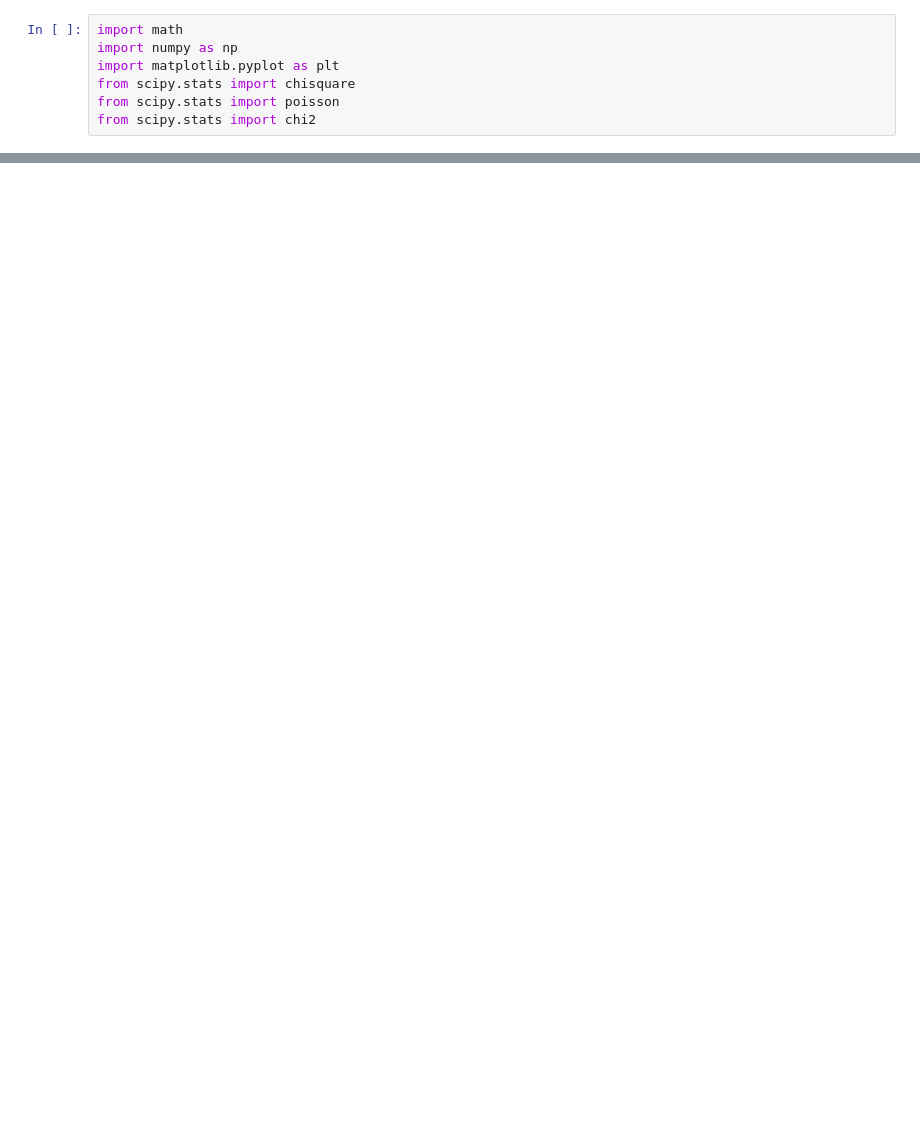
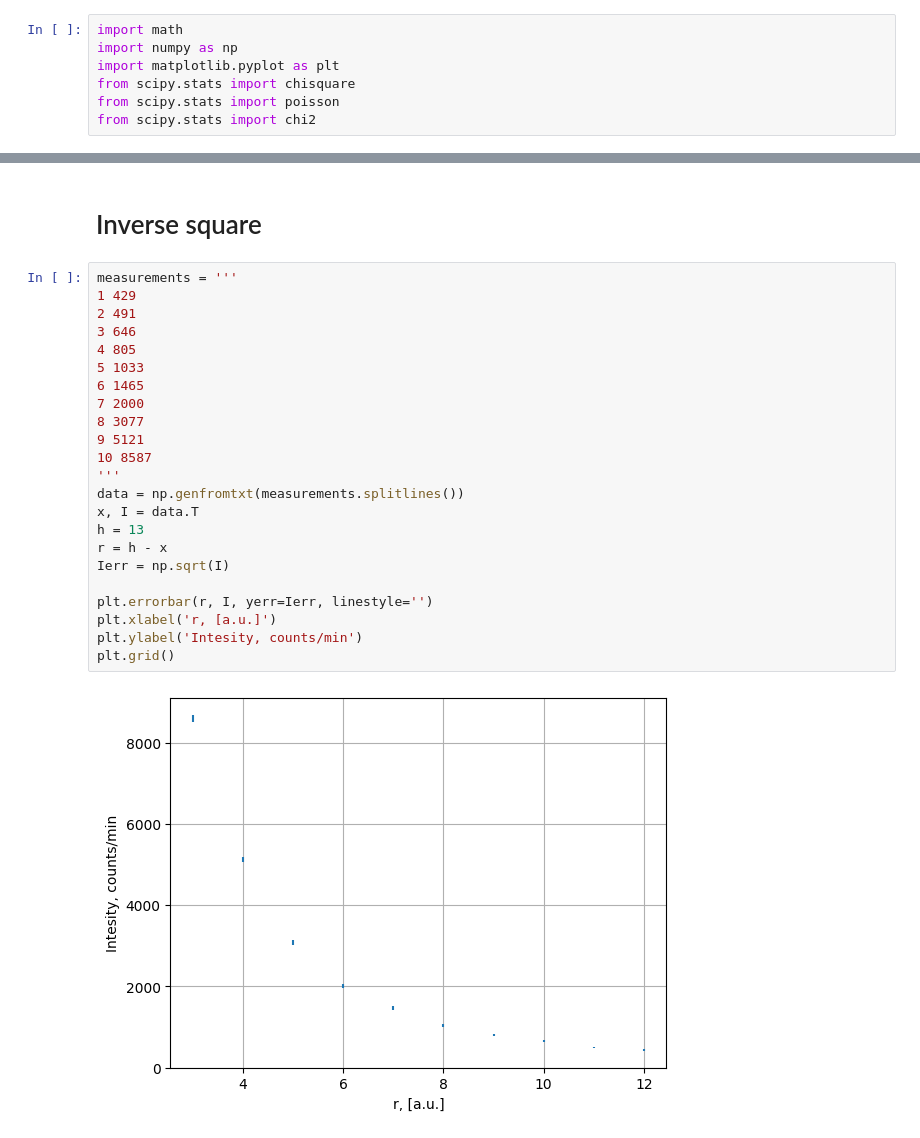
Before and after one commit to evgeny-kolonsky/Lab4_Nuclear, a Jupyter notebook: Lab4_Poisson_test.ipynb, the cells around one changed output, grey strips where cells are left out. Drawn from its saved outputs; the diff is of its cells as text; blank space fills up the shorter version.

```diff
--- a/Lab4_Poisson_test.ipynb
+++ b/Lab4_Poisson_test.ipynb
@@ -71,0 +72,27 @@ $$\chi^2$$
+# %% [markdown]
+# Inverse square
+# %%
+measurements = '''
+1 429
+2 491
+3 646
+4 805
+5 1033
+6 1465
+7 2000
+8 3077
+9 5121
+10 8587
+'''
+data = np.genfromtxt(measurements.splitlines())
+x, I = data.T
+h = 13
+r = h - x
+Ierr = np.sqrt(I)
+
+plt.errorbar(r, I, yerr=Ierr, linestyle='')
+plt.xlabel('r, [a.u.]')
+plt.ylabel('Intesity, counts/min')
+plt.grid()
+# %% [output]
+[figure, added]
```
Also changed, not shown: parts of 9 cells of this notebook.
